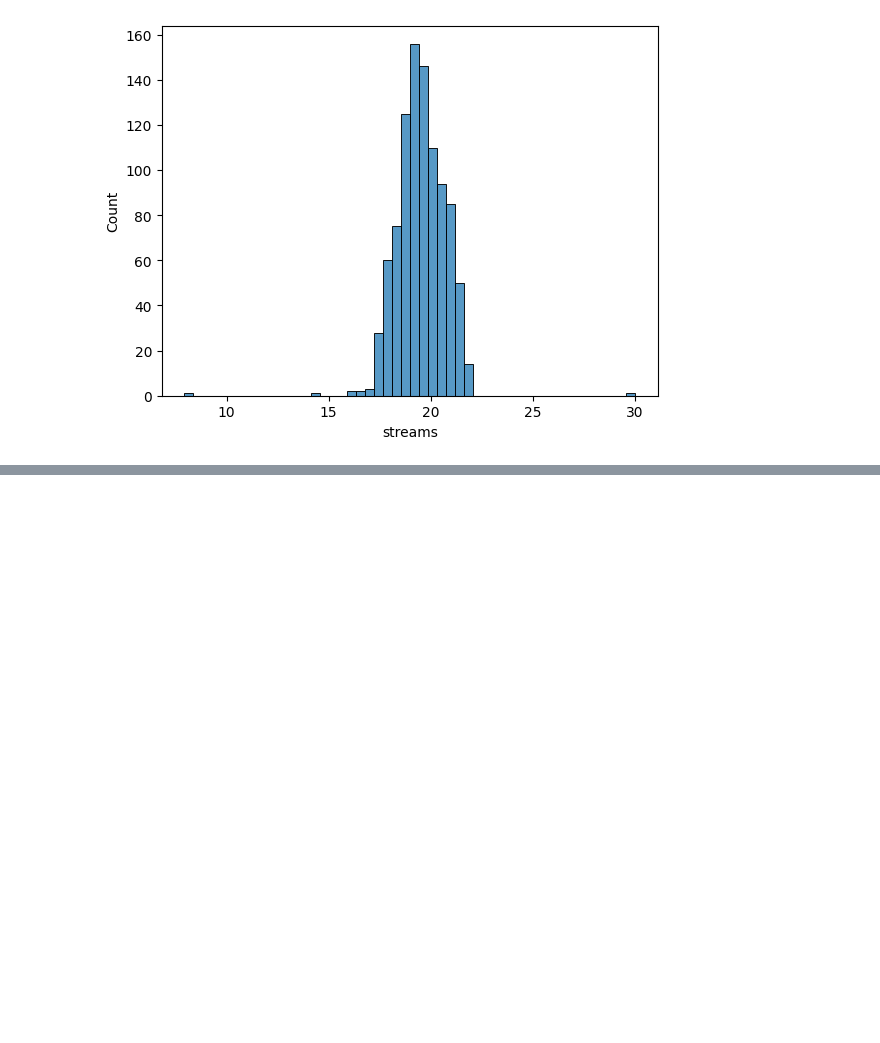
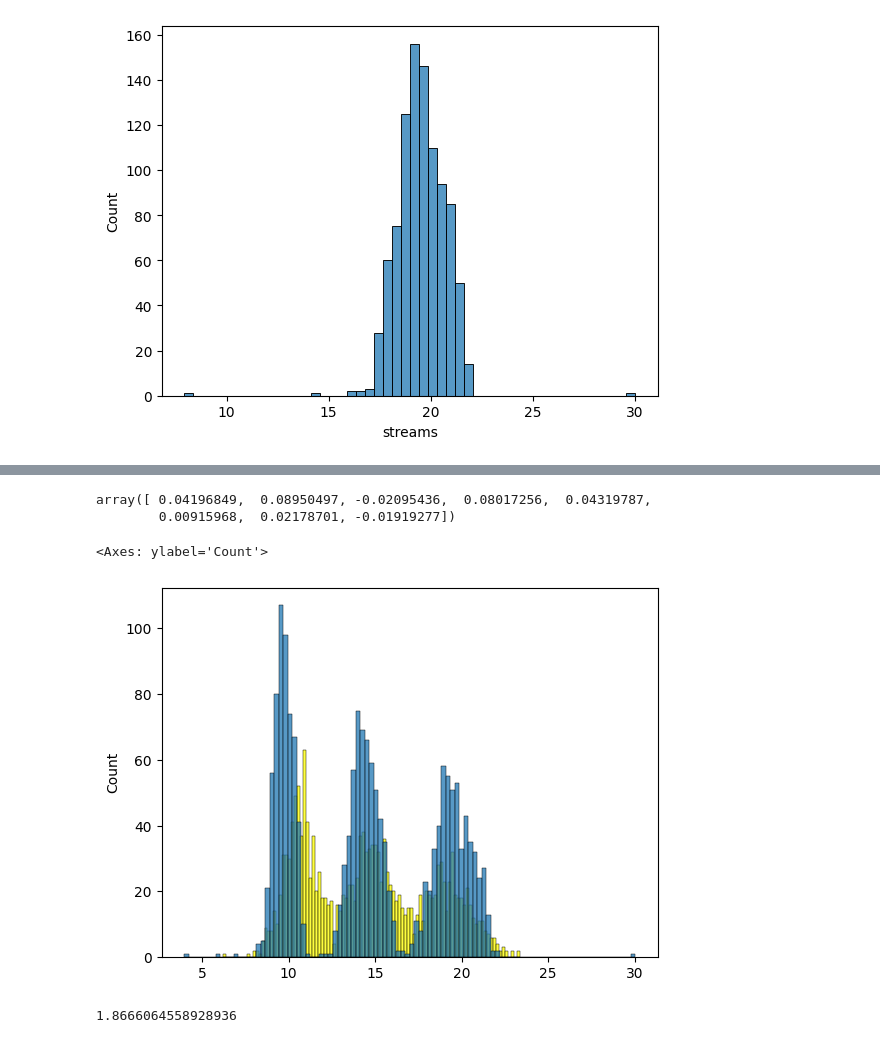
Before and after one commit to Muhsiinn/Song-Popularity-Predictor-, a Jupyter notebook: playground/workbench.ipynb, the cells around one changed output, grey strips where cells are left out. Cells and saved outputs as stored; diff of their text form; code cells hidden in the pictures; blank space fills up the shorter version.

```diff
--- a/playground/workbench.ipynb
+++ b/playground/workbench.ipynb
@@ -141,0 +291,22 @@ sns.histplot(streams_logs,bins=50)
+# %%
+base = ['bpm','danceability','valence','energy',
+    'acousticness',
+    'instrumentalness',
+    'liveness',
+    'speechiness',]
+# %%
+X_train = df_train[base].values
+# %%
+w0,w = train_linar_reg(X_train,y_train)
+w
+# %% [output]
+array([ 0.04196849,  0.08950497, -0.02095436,  0.08017256,  0.04319787,
+        0.00915968,  0.02178701, -0.01919277])
+# %%
+y_pred = w0 + X_train.dot(w)
+# %%
+sns.histplot(y_pred, color = "yellow",bins = 100)
+sns.histplot(y_train, bins=100)
+# %% [output]
+<Axes: ylabel='Count'>
+[figure, added]
@@ -141,0 +319,4 @@ sns.histplot(streams_logs,bins=50)
+# %%
+rmse(y_train,y_pred)
+# %% [output]
+1.8666064558928936
```
Also changed, not shown: parts of 19 cells of this notebook.
